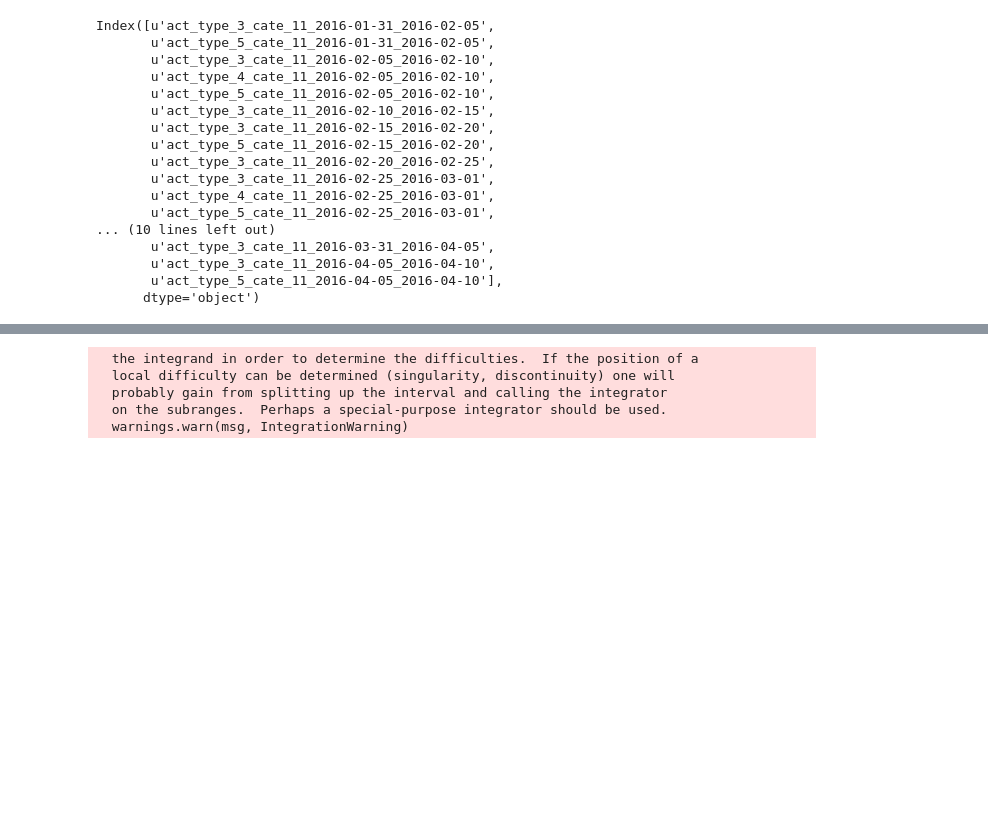
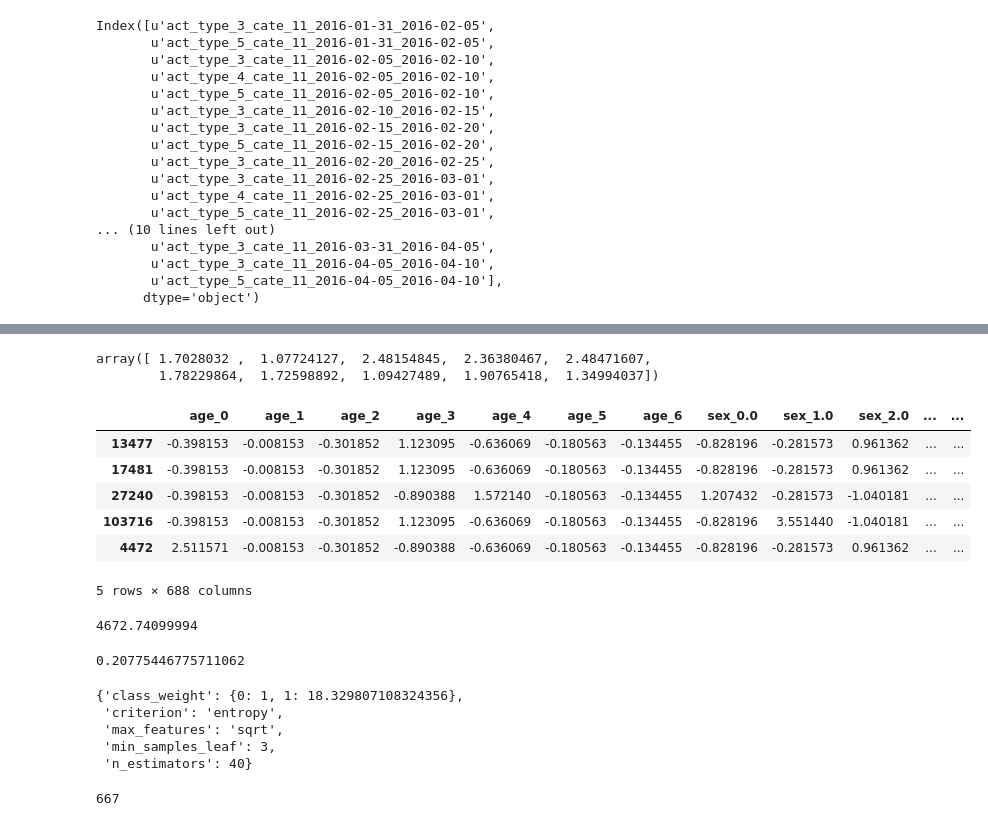
Before and after one commit to 4everer/GZY_JData, a Jupyter notebook: dataETL.ipynb, the cells around one changed output, grey strips where cells are left out. Drawn from its saved outputs; the diff is of its cells as text; code cells hidden in the pictures; blank space fills up the shorter version.

Commit message:
predict with randomForest. poor performance tho

```diff
--- a/dataETL.ipynb
+++ b/dataETL.ipynb
@@ -623,17 +642,48 @@ class logUniform(rv_continuous):
 myLogUniform=logUniform(a=0)
-# %%
-from sklearn.svm import SVC
-from sklearn.model_selection import RandomizedSearchCV
-model_SVC=SVC()
-param_dist={'C':myLogUniform(p=0,q=7),'gamma':myLogUniform(p=-7,q=0),'tol':myLogUniform(p=-5,q=-3)}
-#param_dist={'C':np.logspace(0,7,8),'gamma':np.logspace(-7,0,8),'tol':np.logspace(-5,-3,3)}
-svc_randSearch=RandomizedSearchCV(model_SVC,param_distributions=param_dist,n_iter=20,scoring=JDcustomScorer,cv=3,n_jobs=3)
-t0=time.time()
-svc_randSearch.fit(train_data[0:100].as_matrix(),train_label[0:100].as_matrix())
-print time.time()-t0
-# %% [output]
-  the integrand in order to determine the difficulties.  If the position of a
-  local difficulty can be determined (singularity, discontinuity) one will
-  probably gain from splitting up the interval and calling the integrator
-  on the subranges.  Perhaps a special-purpose integrator should be used.
-  warnings.warn(msg, IntegrationWarning)
+# %%
+myLogUniform(p=0,q=1).rvs(size=10)
+# %% [output]
+array([ 1.7028032 ,  1.07724127,  2.48154845,  2.36380467,  2.48471607,
+        1.78229864,  1.72598892,  1.09427489,  1.90765418,  1.34994037])
+# %%
+test_data=test_set.drop(list(test_set.filter(regex='2016-04-10_2016-04-15$',axis=1).columns)+['user_id','user_reg_tm'],axis=1)
+# %%
+test_data=(test_data-actionFeat_by_window_mean)/actionFeat_by_window_std
+test_data=test_data.drop('age_-1',axis=1)
+test_data=test_data.fillna(0)
+# %%
+test_data.head()
+# %% [output]
+|  | age_0 | age_1 | age_2 | age_3 | age_4 | age_5 | age_6 | sex_0.0 | sex_1.0 | sex_2.0 | ... | ... |
+| 13477 | -0.398153 | -0.008153 | -0.301852 | 1.123095 | -0.636069 | -0.180563 | -0.134455 | -0.828196 | -0.281573 | 0.961362 | ... | ... |
+| 17481 | -0.398153 | -0.008153 | -0.301852 | 1.123095 | -0.636069 | -0.180563 | -0.134455 | -0.828196 | -0.281573 | 0.961362 | ... | ... |
+| 27240 | -0.398153 | -0.008153 | -0.301852 | -0.890388 | 1.572140 | -0.180563 | -0.134455 | 1.207432 | -0.281573 | -1.040181 | ... | ... |
+| 103716 | -0.398153 | -0.008153 | -0.301852 | 1.123095 | -0.636069 | -0.180563 | -0.134455 | -0.828196 | 3.551440 | -1.040181 | ... | ... |
+| 4472 | 2.511571 | -0.008153 | -0.301852 | -0.890388 | -0.636069 | -0.180563 | -0.134455 | -0.828196 | -0.281573 | 0.961362 | ... | ... |
+5 rows × 688 columns
+# %%
+# http://fastml.com/what-is-better-gradient-boosted-trees-or-random-forest/
+from sklearn.ensemble import RandomForestClassifier
+from sklearn.model_selection import RandomizedSearchCV
+from scipy.stats import randint
+clf=RandomForestClassifier()
+param_dist={'n_estimators':randint(20,50),'min_samples_leaf':randint(1,4),'criterion':['gini', 'entropy'],'max_features':['sqrt','log2',None],\
+            'class_weight':[{0:1,1:x} for x in np.logspace(0,2,20)]}
+t0=time.time()
+clf_randomCV=RandomizedSearchCV(clf,param_distributions=param_dist,n_iter=100,scoring=JDcustomScorer,cv=3,n_jobs=-1)
+clf_randomCV.fit(train_data.as_matrix(),train_label.as_matrix())
+print time.time()-t0
+# %% [output]
+4672.74099994
+# %%
+clf_randomCV.best_score_
+# %% [output]
+0.20775446775711062
+# %%
+clf_randomCV.best_params_
+# %% [output]
+{'class_weight': {0: 1, 1: 18.329807108324356},
+ 'criterion': 'entropy',
+ 'max_features': 'sqrt',
+ 'min_samples_leaf': 3,
+ 'n_estimators': 40}
@@ -639,0 +692,4 @@ print time.time()-t0
+# %%
+test_predict.sum()
+# %% [output]
+667
```
Also changed, not shown: parts of 20 cells of this notebook, 1 other file.
